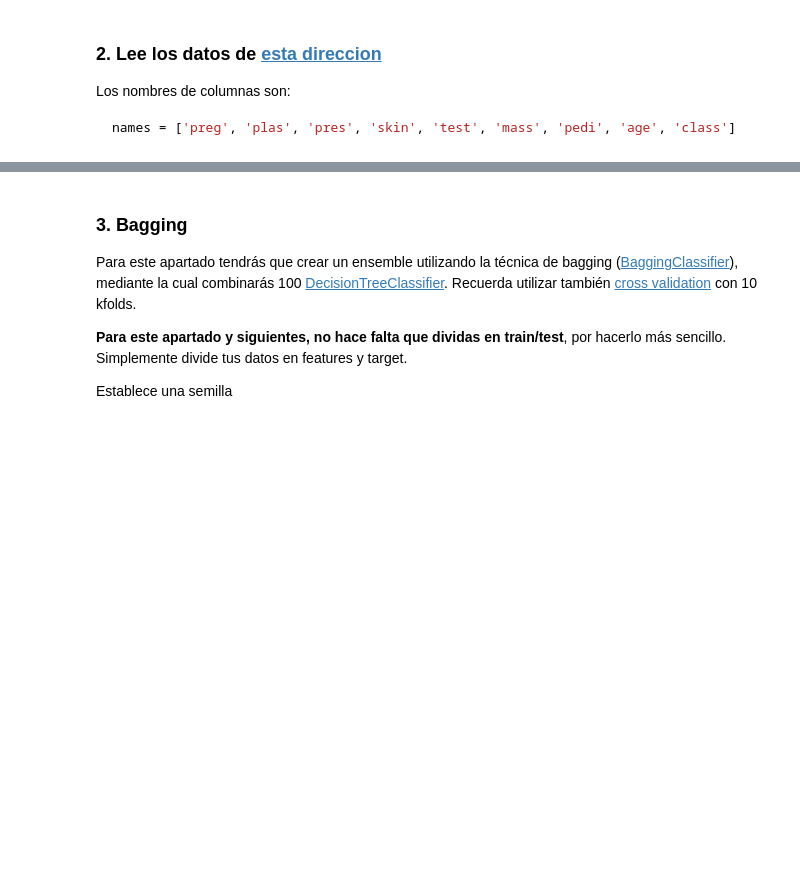
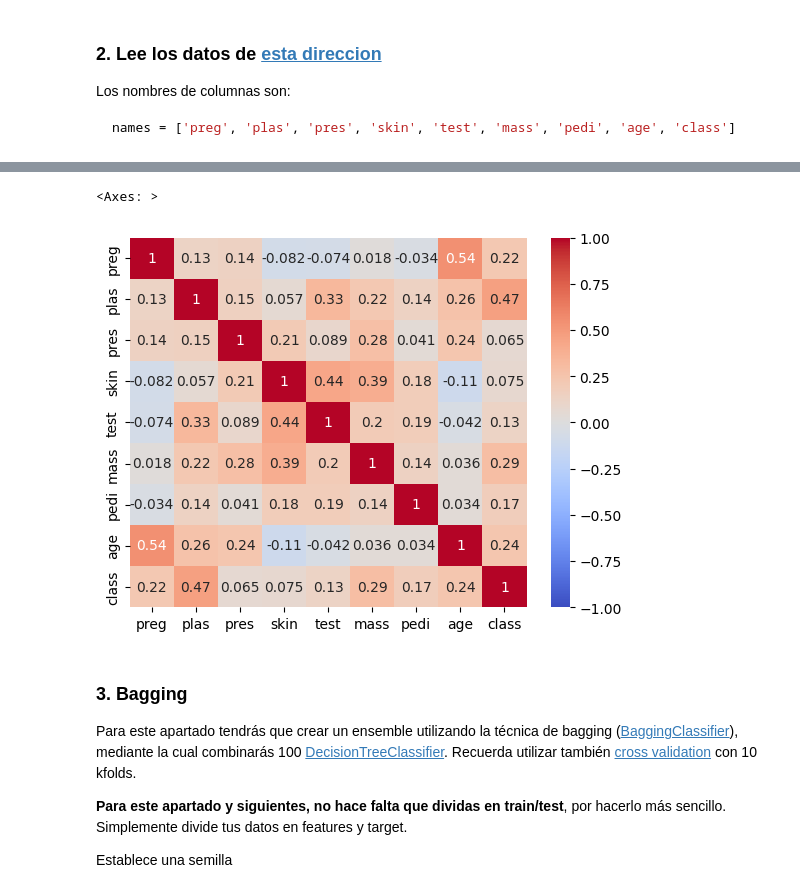
Before and after one commit to diego-dng/1025_DS_VITORIA, a Jupyter notebook: 3-Machine_Learning/1-Supervisado/3-RegorClass/6-Ensembles/ejercicios/ejercicio ensembles.ipynb, the cells around one changed output, grey strips where cells are left out. Cells and saved outputs as stored; diff of their text form; code cells hidden in the pictures; blank space fills up the shorter version.

```diff
--- a/3-Machine_Learning/1-Supervisado/3-RegorClass/6-Ensembles/ejercicios/ejercicio ensembles.ipynb
+++ b/3-Machine_Learning/1-Supervisado/3-RegorClass/6-Ensembles/ejercicios/ejercicio ensembles.ipynb
@@ -12,3 +74,8 @@ names = ['preg', 'plas', 'pres', 'skin', 'test', 'mass', 'pedi', 'age', 'class']
+# %%
+sns.heatmap(df.corr(),annot=True, vmin=-1, cmap="coolwarm")
+# %% [output]
+<Axes: >
+[figure, added]
 # %% [markdown]
 ### 3. Bagging
 Para este apartado tendrás que crear un ensemble utilizando la técnica de bagging ([BaggingClassifier](https://scikit-learn.org/stable/modules/generated/sklearn.ensemble.BaggingClassifier.html)), mediante la cual combinarás 100 [DecisionTreeClassifier](https://scikit-learn.org/stable/modules/generated/sklearn.tree.DecisionTreeClassifier.html). Recuerda utilizar también [cross validation](https://scikit-learn.org/stable/modules/generated/sklearn.model_selection.KFold.html) con 10 kfolds.
```
Also changed, not shown: parts of 27 cells of this notebook, 3 other files.
